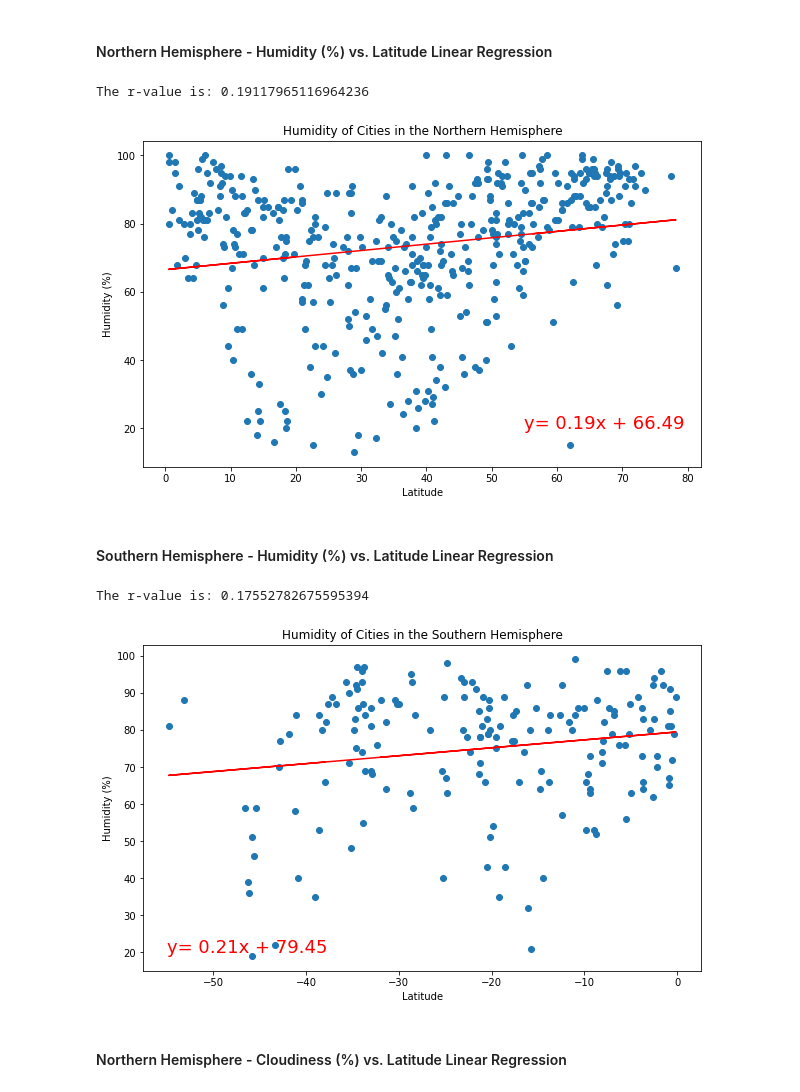
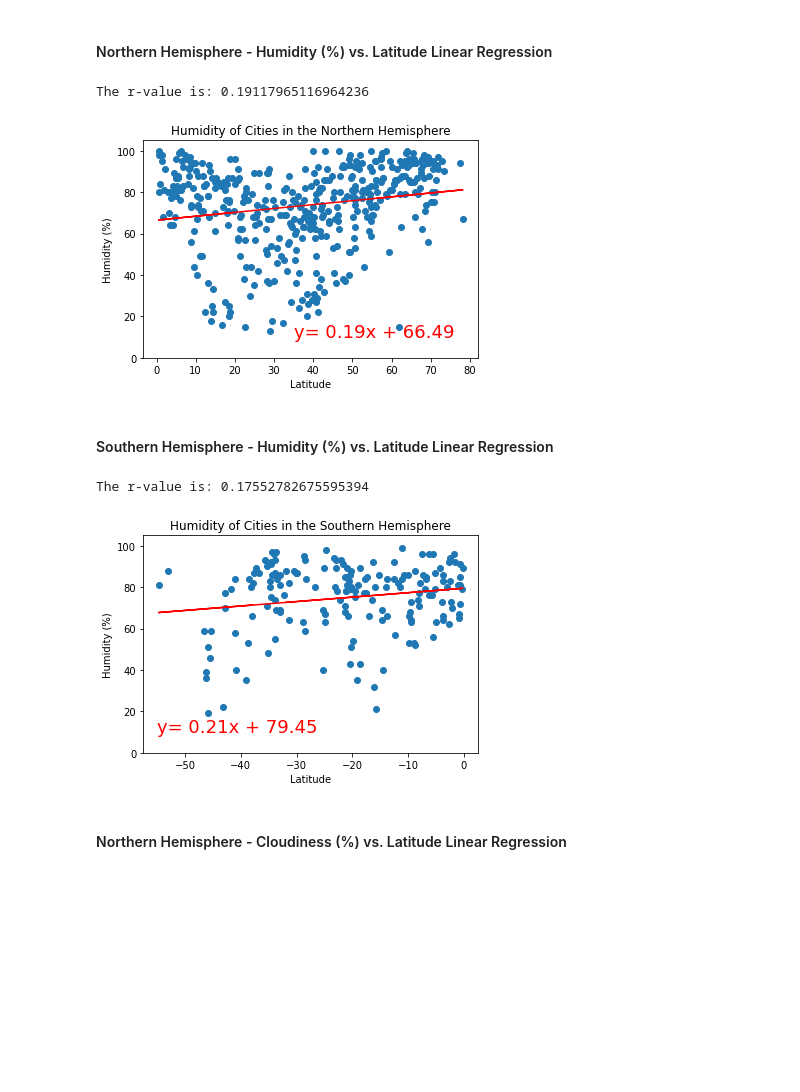
Before and after one commit to meeyoungPH/python-api-challenge, a Jupyter notebook: WeatherPy/WeatherPy.ipynb, the cells around one changed output. Cells and saved outputs as stored; diff of their text form; code cells hidden in the pictures; blank space fills up the shorter version.

```diff
--- a/WeatherPy/WeatherPy.ipynb
+++ b/WeatherPy/WeatherPy.ipynb
@@ -390,32 +392,33 @@ The r-value is: 0.7382055425298523
 # %%
 # x and y values
 x = north_df['Lat']
 y = north_df['Humidity']
 
 # r-value
 r=st.pearsonr(x,y)[0],2
 print(f'The r-value is: {r[0]}')
 
 # linear regression model
 line = st.linregress(x,y)
 y_values = x*line[0]+line[1]
 line_eq = f'y= {str(round(line[0],2))}x + {str(round(line[1],2))}'
 
 # scatter plot
-plt.figure(figsize=(10,6))
+# plt.figure(figsize=(10,6))
 plt.scatter(x,y)
 plt.plot(x,y_values,color='red')
-plt.annotate(line_eq,(55,20),fontsize=18,color='red')
+plt.annotate(line_eq,(35,10),fontsize=18,color='red')
+plt.ylim(0,105)
 plt.xlabel('Latitude')
 plt.ylabel('Humidity (%)')
 plt.title('Humidity of Cities in the Northern Hemisphere')
 
 # save to png file
 plt.savefig('output_data/north_lat_humidity.png')
 plt.show()
 # %% [output]
 The r-value is: 0.19117965116964236
-[figure, old version]
+[figure, new version]
 # %% [markdown]
 ####  Southern Hemisphere - Humidity (%) vs. Latitude Linear Regression
 # %%
@@ -433,10 +436,11 @@ y_values = x*line[0]+line[1]
 line_eq = f'y= {str(round(line[0],2))}x + {str(round(line[1],2))}'
 
 # scatter plot
-plt.figure(figsize=(10,6))
+# plt.figure(figsize=(10,6))
 plt.scatter(x,y)
 plt.plot(x,y_values,color='red')
-plt.annotate(line_eq,(-55,20),fontsize=18,color='red')
+plt.annotate(line_eq,(-55,10),fontsize=18,color='red')
+plt.ylim(0,105)
 plt.xlabel('Latitude')
 plt.ylabel('Humidity (%)')
 plt.title('Humidity of Cities in the Southern Hemisphere')
@@ -446,7 +450,7 @@ plt.savefig('output_data/south_lat_humidity.png')
 plt.show()
 # %% [output]
 The r-value is: 0.17552782675595394
-[figure, old version]
+[figure, new version]
 # %% [markdown]
 ####  Northern Hemisphere - Cloudiness (%) vs. Latitude Linear Regression
 # %%
```
Also changed, not shown: parts of 6 cells of this notebook, 8 other files.
